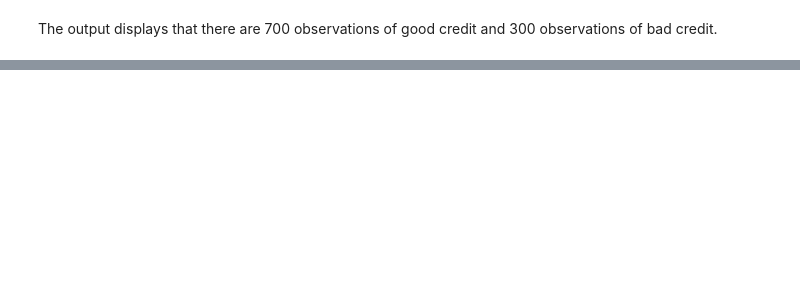
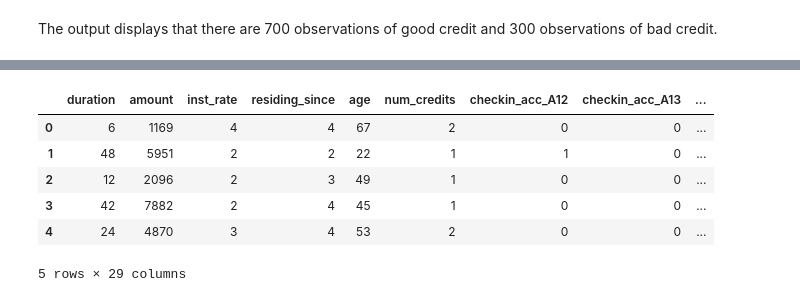
Before and after one commit to arunp77/Machine-Learning, a Jupyter notebook: Projects-ML/Reg-models/Classification-regression.ipynb, the cells around one changed output, grey strips where cells are left out. Drawn from its saved outputs; the diff is of its cells as text; code cells hidden in the pictures; blank space fills up the shorter version.

```diff
--- a/Projects-ML/Reg-models/Classification-regression.ipynb
+++ b/Projects-ML/Reg-models/Classification-regression.ipynb
@@ -208,0 +245,2 @@ The output displays that there are 700 observations of good credit and 300 obser
+# %%
+features_list = credit_df.columns[:-1].tolist()
@@ -208,0 +267,12 @@ The output displays that there are 700 observations of good credit and 300 obser
+# %%
+encoded_credit_df = pd.get_dummies(credit_df[features_list], drop_first=True).astype(int)
+# %%
+encoded_credit_df.head()
+# %% [output]
+|  | duration | amount | inst_rate | residing_since | age | num_credits | checkin_acc_A12 | checkin_acc_A13 | ... |
+| 0 | 6 | 1169 | 4 | 4 | 67 | 2 | 0 | 0 | ... |
+| 1 | 48 | 5951 | 2 | 2 | 22 | 1 | 1 | 0 | ... |
+| 2 | 12 | 2096 | 2 | 3 | 49 | 1 | 0 | 0 | ... |
+| 3 | 42 | 7882 | 2 | 4 | 45 | 1 | 0 | 0 | ... |
+| 4 | 24 | 4870 | 3 | 4 | 53 | 2 | 0 | 0 | ... |
+5 rows × 29 columns
```
Also changed, not shown: parts of 15 cells of this notebook, 1 other file.
